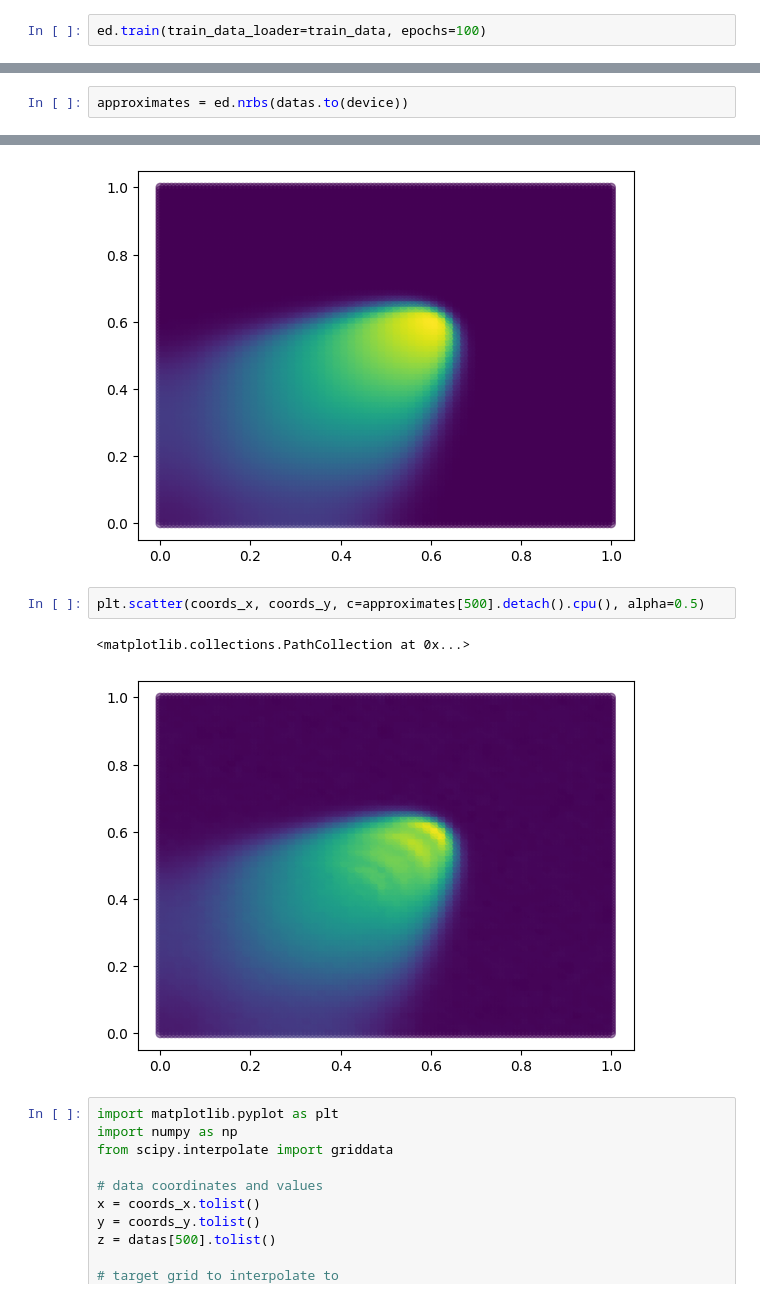
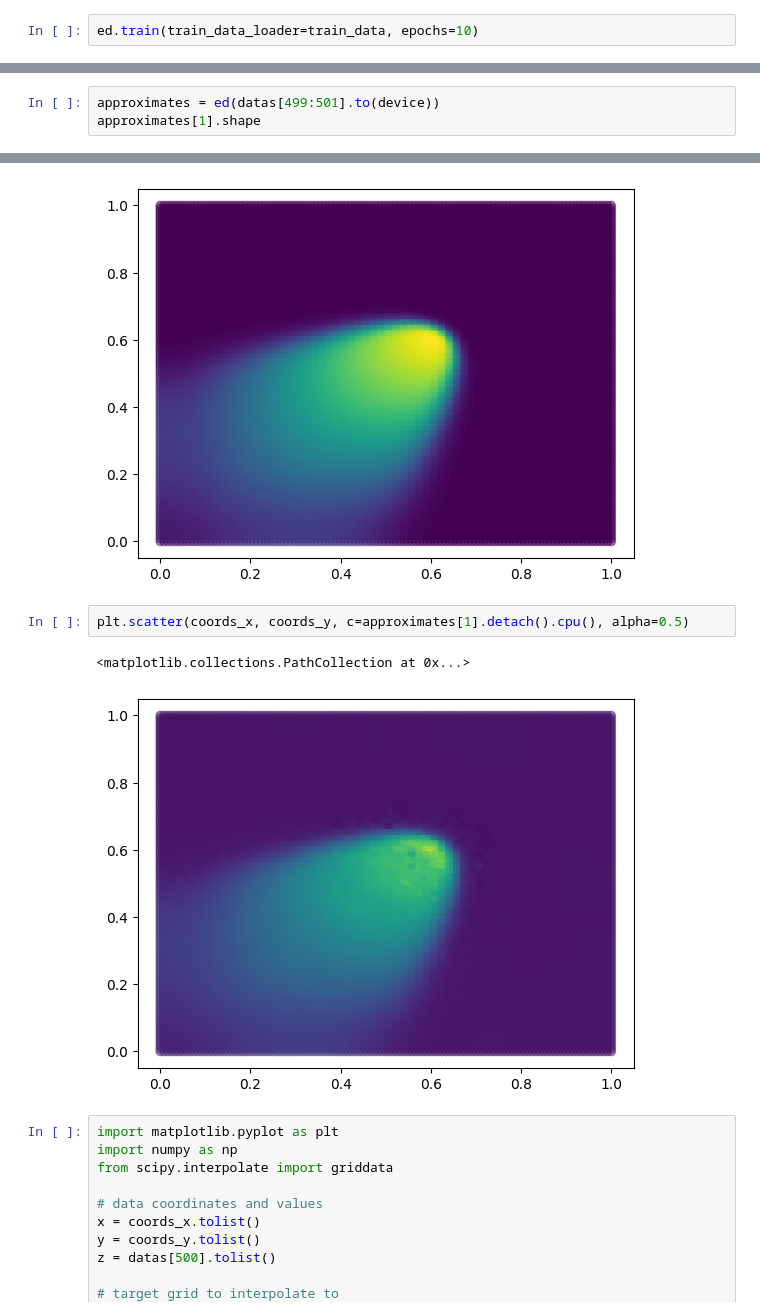
Before and after one commit to peiyichen1995/ROM, a Jupyter notebook: train.ipynb, the cells around one changed output, grey strips where cells are left out. Saved outputs shown, nothing was run; the diff lists cells and outputs as text.

```diff
--- a/train.ipynb
+++ b/train.ipynb
@@ -39,4 +39,4 @@ train_data = DataLoader(datas, batch_size=batch_size, shuffle=True)
 # %%
 ed = lib.nrbs.EncoderDecoder(N=N, n=n, mu=mu, neighbours=neighbours, device=device)
 # %%
-ed.train(train_data_loader=train_data, epochs=100)
+ed.train(train_data_loader=train_data, epochs=10)
@@ -57,2 +48,3 @@ Itr 11, loss = 207.27670942122143
 # %%
-approximates = ed.nrbs(datas.to(device))
+approximates = ed(datas[499:501].to(device))
+approximates[1].shape
@@ -73,10 +83,10 @@ plt.scatter(coords_x, coords_y, c=datas[500], alpha=0.5)
 <matplotlib.collections.PathCollection at 0x...>
 [figure]
 # %%
-plt.scatter(coords_x, coords_y, c=approximates[500].detach().cpu(), alpha=0.5)
+plt.scatter(coords_x, coords_y, c=approximates[1].detach().cpu(), alpha=0.5)
 # %% [output]
 <matplotlib.collections.PathCollection at 0x...>
-[figure, old version]
+[figure, new version]
 # %%
 import matplotlib.pyplot as plt
 import numpy as np
```
Also changed, not shown: parts of 8 cells of this notebook, 1 other file.
